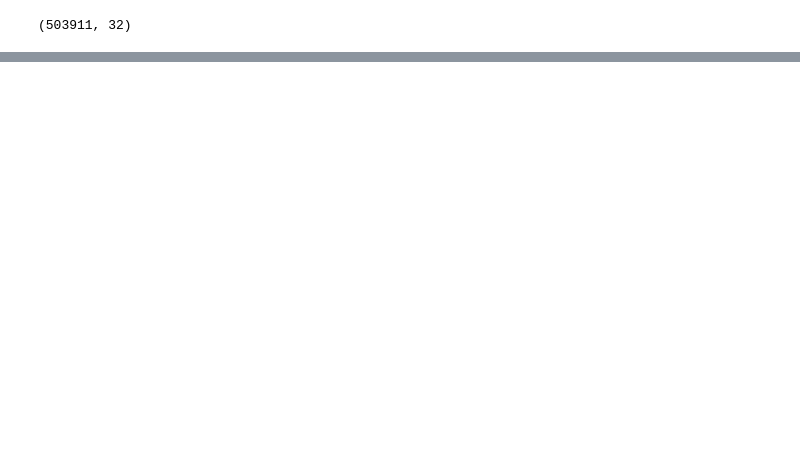
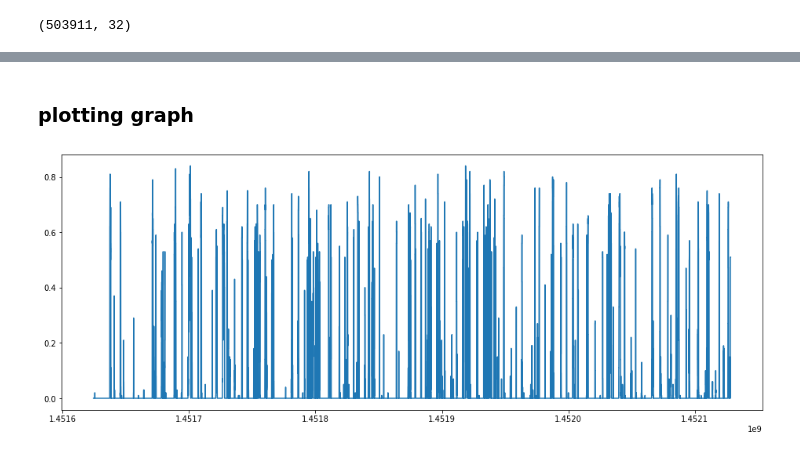
Before and after one commit to SharathHebbar/Weather-Information-of-Smart-Home, a Jupyter notebook: smarthome.ipynb, the cells around one changed output, grey strips where cells are left out. Cells and saved outputs as stored; diff of their text form; code cells hidden in the pictures; blank space fills up the shorter version.

```diff
--- a/smarthome.ipynb
+++ b/smarthome.ipynb
@@ -5,5 +9,5 @@ from sklearn.model_selection import train_test_split
 # %%
-data = pd.read_csv('C:\\projects\\ml\\Homedataset.csv')
+data = pd.read_csv('C:\\projects\\ml\\0.datasets\\smarthomedatasets\\Home.csv')
 data.head()
 # %% [output]
 |  | time | use [kW] | gen [kW] | House overall [kW] | Dishwasher [kW] | Furnace 1 [kW] | Furnace 2 [kW] | ... |
@@ -19,0 +77,2 @@ data.shape
+# %%
+data = data.dropna()
@@ -19,0 +166,2 @@ data.shape
+# %% [markdown]
+### plotting graph
@@ -19,0 +170,6 @@ data.shape
+# %%
+plt.figure(figsize=(16,6))
+plt.plot(data['time'],data['precipProbability'])
+plt.show()
+# %% [output]
+[figure, added]
```
Also changed, not shown: parts of 41 cells of this notebook, 1 other file.
